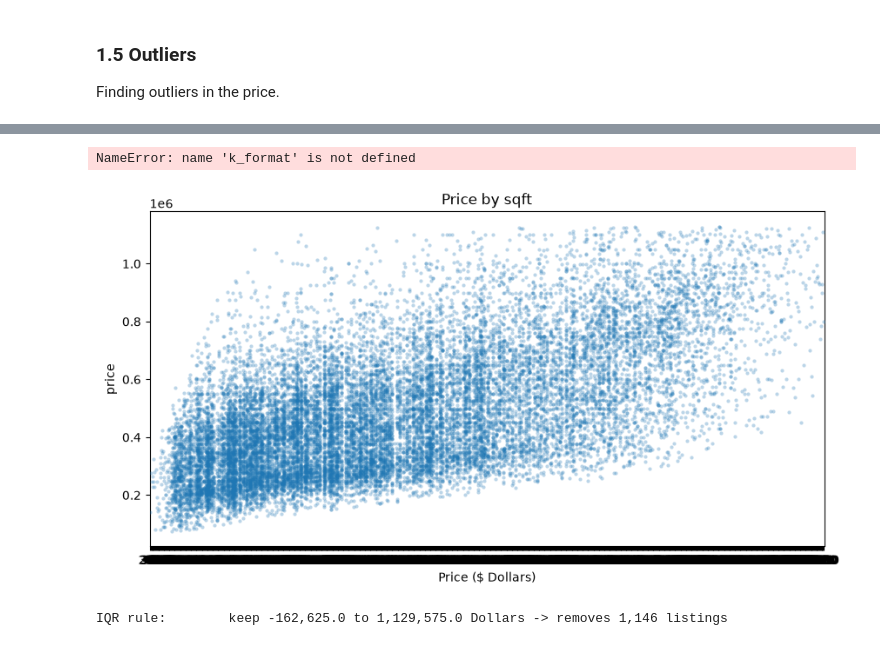
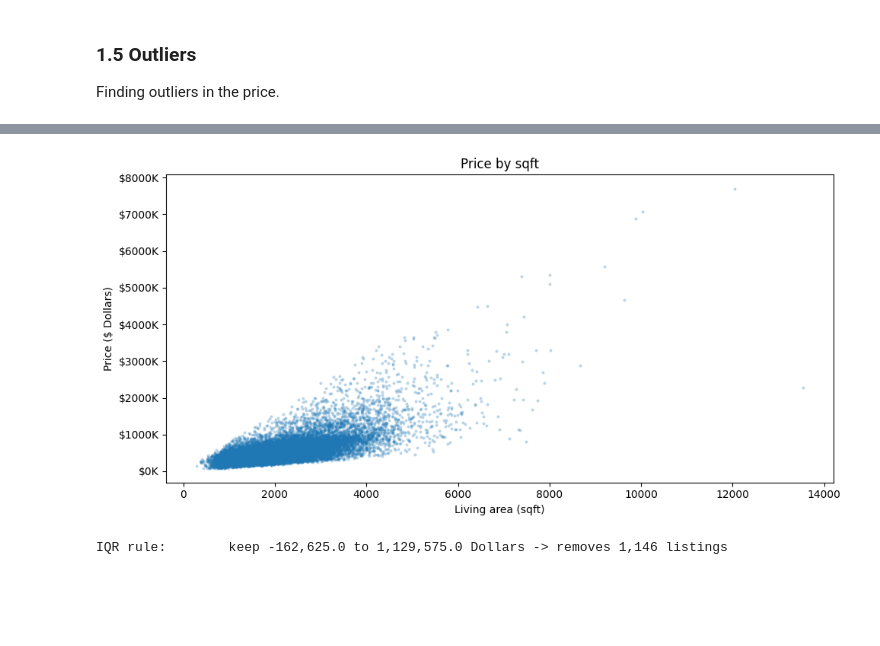
Before and after one commit to iaac-maai/group7_day2_assignment, a Jupyter notebook: notebook/data_cleaning_and_EDA.ipynb, the cells around one changed output, grey strips where cells are left out. Drawn from its saved outputs; the diff is of its cells as text; code cells hidden in the pictures; blank space fills up the shorter version.

Commit message:
day 2 cleaning

```diff
--- a/notebook/data_cleaning_and_EDA.ipynb
+++ b/notebook/data_cleaning_and_EDA.ipynb
@@ -175,17 +175,20 @@ plt.show()
 # %%
+# format price ticks as $65K (same style as the boxplot above)
+k_format = FuncFormatter(lambda x, pos: f"${x/1000:.0f}K")
+
 fig, ax = plt.subplots(figsize=(10, 5))
 
-sns.stripplot(data=df_clean, x="sqft_living", y="price", jitter=0.3, alpha=0.3, size=3, ax=ax)
+sns.scatterplot(data=df_clean, x="sqft_living", y="price", alpha=0.3, s=8, linewidth=0, ax=ax)
 
 ax.set_title("Price by sqft")
-ax.set_xlabel("Price ($ Dollars)")
-ax.xaxis.set_major_formatter(k_format)
+ax.set_xlabel("Living area (sqft)")
+ax.set_ylabel("Price ($ Dollars)")
+ax.yaxis.set_major_formatter(k_format)
 
 plt.tight_layout()
 plt.show()
 # %% [output]
-NameError: name 'k_format' is not defined
-[figure, old version]
+[figure, new version]
 # %%
 # following IQR rule finding the outliers
 price = df_clean["price"]
```
Also changed, not shown: parts of 7 cells of this notebook, 1 other file.
